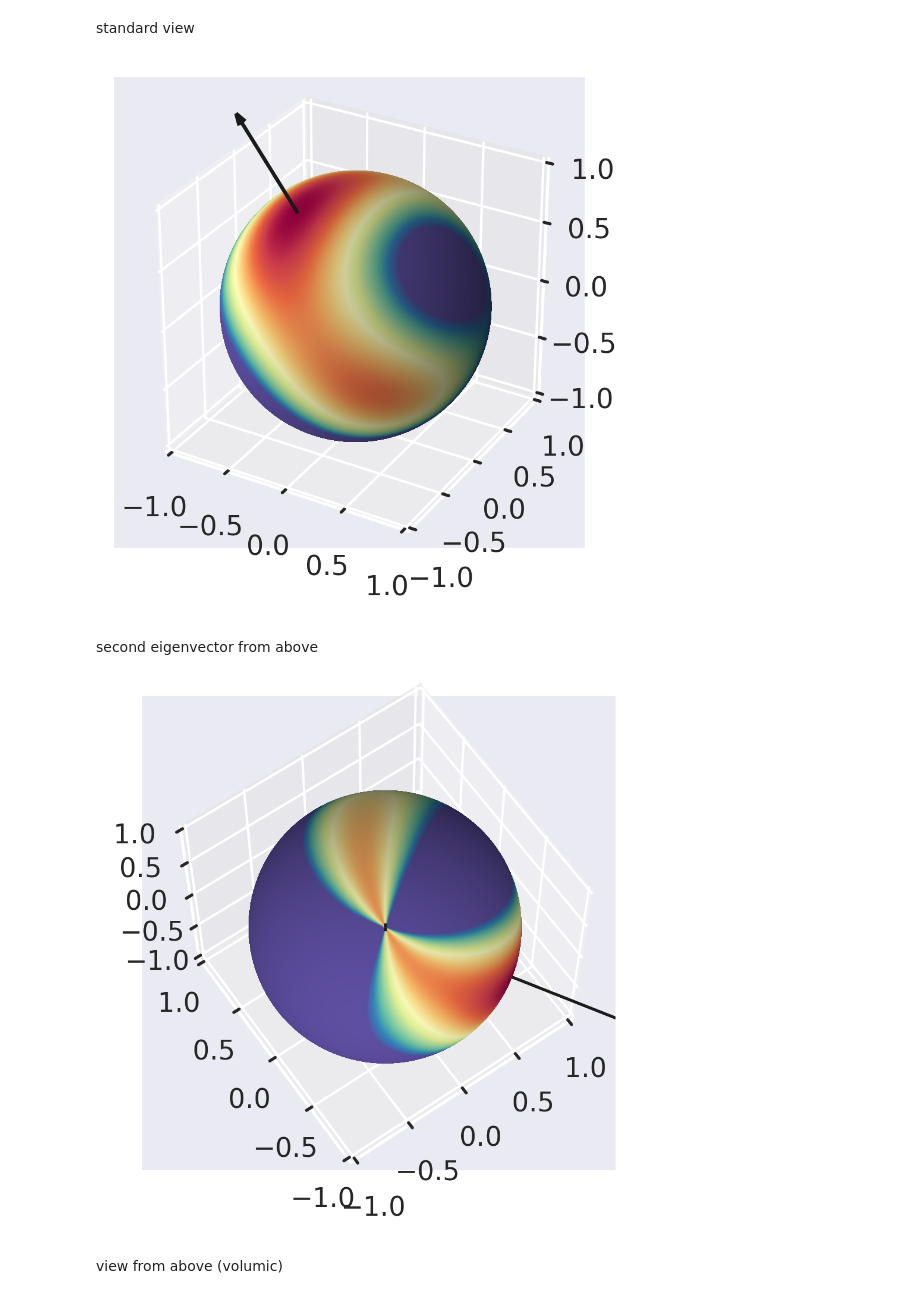
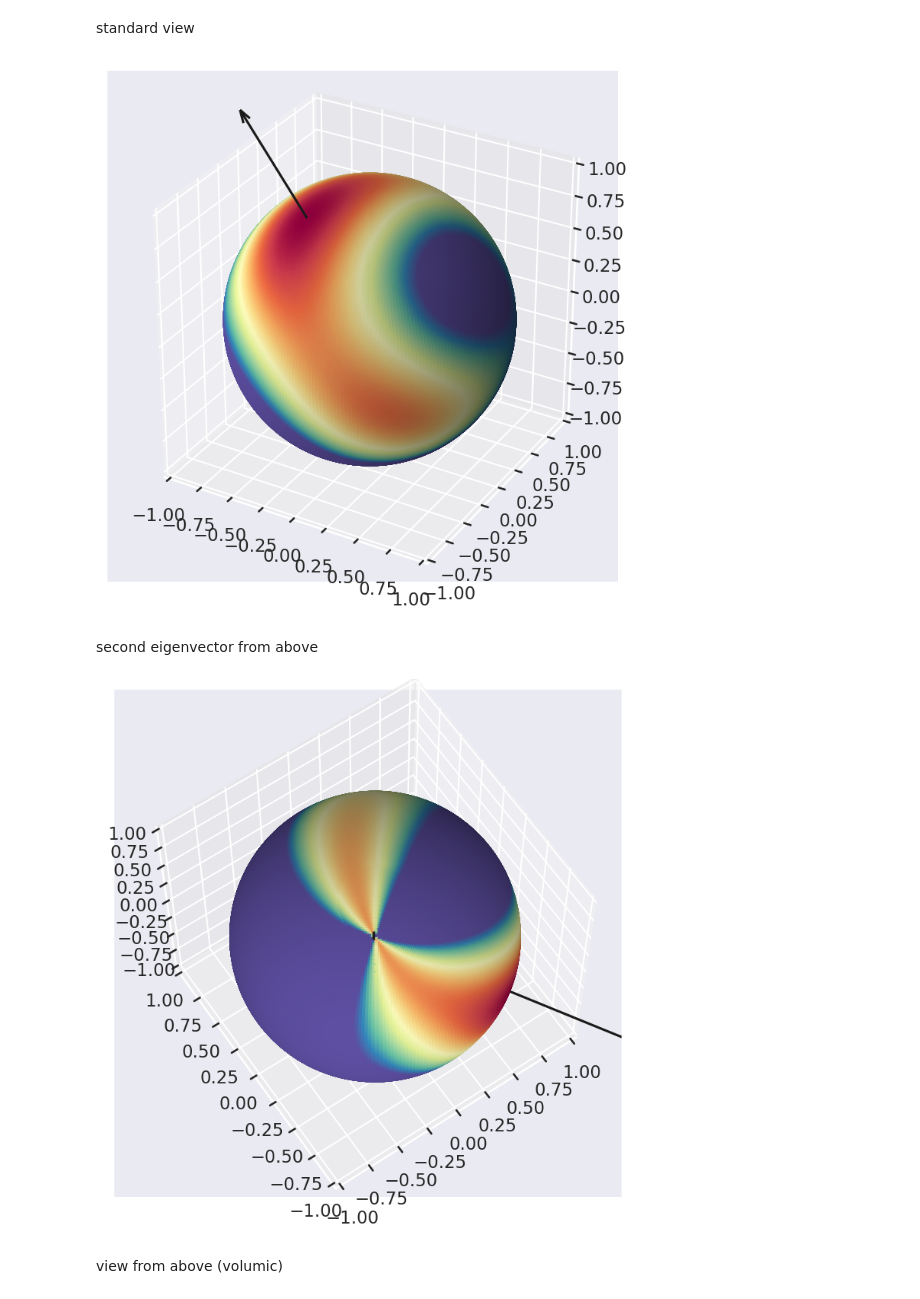
Before and after one commit to ydecastro/tensor-spacing, a Jupyter notebook: spacing_tensors.ipynb, the cells around one changed output. Drawn from its saved outputs; the diff is of its cells as text; code cells hidden in the pictures.

```diff
--- a/spacing_tensors.ipynb
+++ b/spacing_tensors.ipynb
@@ -280,3 +292,20 @@ dist = np.dot(np.transpose(t_1),t_0)
+# %%
+# Gradient descent parameters to find the maximum of the Random Field
+step_size = 0.1  # Step size for gradient descent
+step_count = 256  # Number of steps in gradient descent (recommended: 512 (fast) 1024 2048 (accurate))
+
+# initiate with maximum on the mesh
+t_1 = t_1_grid
+
+# GD on the sphere to find the maximum
+for i in range(step_count):
+    Pi = np.dot(t_1,np.transpose(t_1));
+    gradient = np.dot((np.eye(3)-Pi),egrad_X(t_1));
+    t_temp = t_1 + step_size * gradient;
+    t_1 = t_temp/np.linalg.norm(t_temp);
+
+lambda_1 = X(t_1)
+dist = np.dot(np.transpose(t_1),t_0)
 # %% [markdown]
 Compute lambda1
 # %%
@@ -444,13 +480,8 @@ sphere with the first eigenvector from above
 fcolors = color_val(val)
 
 # Create a 3D plot
-fig = plt.figure(figsize=(3, 3))
+fig = plt.figure()
 ax = fig.add_subplot(111, projection='3d')
-
-# Set the style and context for the plot
-sb.set_theme()
-sb.set_context("notebook")
-sb.set_style("darkgrid")
 
 # Plot the surface with colored faces
 ax.plot_surface(x, y, z, rstride=1, cstride=1, facecolors=cm.Spectral_r(fcolors))
@@ -486,13 +517,8 @@ plt.show()
 standard view
 # %%
 # Create a 3D plot
-fig = plt.figure(figsize=(3, 3))
+fig = plt.figure()
 ax = fig.add_subplot(111, projection='3d')
-
-# Set the style and context for the plot
-sb.set_theme()
-sb.set_context("notebook")
-sb.set_style("darkgrid")
 
 # Plot the surface with colored faces
 ax.plot_surface(x, y, z, rstride=1, cstride=1, facecolors=cm.Spectral_r(fcolors))
@@ -517,7 +543,7 @@ ax.quiver(
 plt.tight_layout()
 plt.show()
 # %% [output]
-[figure, old version]
+[figure, new version]
 # %% [markdown]
 second eigenvector from above
 # %%
@@ -525,13 +551,8 @@ second eigenvector from above
 fcolors = color_val(val2)
 
 # Create a 3D plot
-fig = plt.figure(figsize=(3, 3))
+fig = plt.figure()
 ax = fig.add_subplot(111, projection='3d')
-
-# Set the style and context for the plot
-sb.set_theme()
-sb.set_context("paper")
-sb.set_style("darkgrid")
 
 # Plot the surface with colored faces
 ax.plot_surface(x, y, z, rstride=1, cstride=1, facecolors=cm.Spectral_r(fcolors))
@@ -542,34 +563,34 @@ ax.set_ylim([-1, 1])
 ax.set_zlim([-1, 1])
 ax.set_aspect("equal")
 
 # Set the view angle of the plot
 ax.view_init(90 - 180 * phi[ind] / (np.pi), 360 * theta[ind] / (2 * np.pi))
 
 # Add a quiver plot to show the gradient at t_1
 ax.quiver(
     t_1[0], t_1[1], t_1[2],
     t_1[0] + 0.001 * grad_X(t_1)[0],
     t_1[1] + 0.001 * grad_X(t_1)[1],
     t_1[2] + 0.001 * grad_X(t_1)[2],
     color='k',
     arrow_length_ratio=0.1
 )
 
 # Add a quiver plot to show the gradient at t_2
 ax.quiver(
     t_2[0], t_2[1], t_2[2],
     t_2[0] + 0.001 * grad_X2(t_2)[0],
     t_2[1] + 0.001 * grad_X2(t_2)[1],
     t_2[2] + 0.001 * grad_X2(t_2)[2],
     color='k',
     arrow_length_ratio=0.1
 )
 
 # Adjust the layout and display the plot
 plt.tight_layout()
 plt.show()
 # %% [output]
-[figure, old version]
+[figure, new version]
 # %% [markdown]
 view from above (volumic)
 # %%
```
Also changed, not shown: parts of 26 cells of this notebook.
